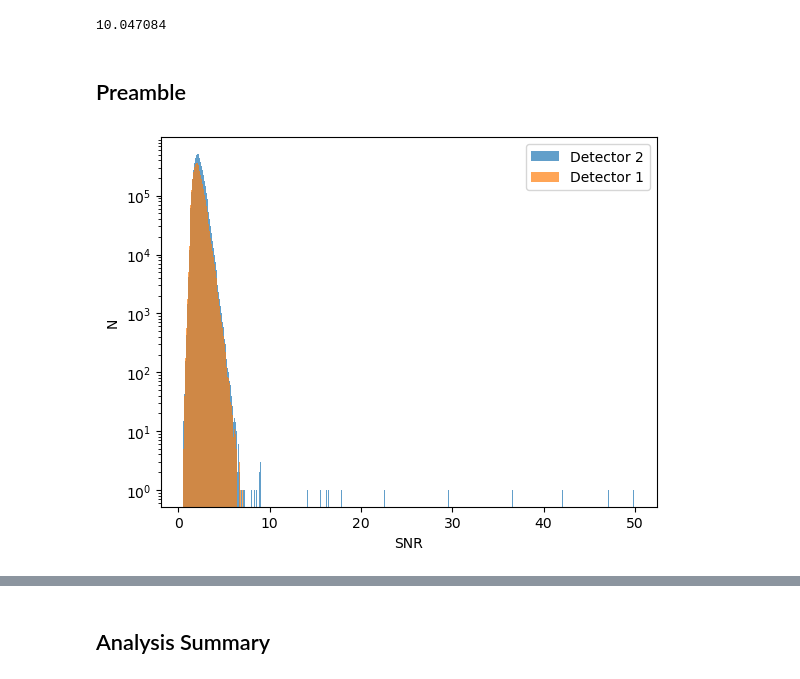
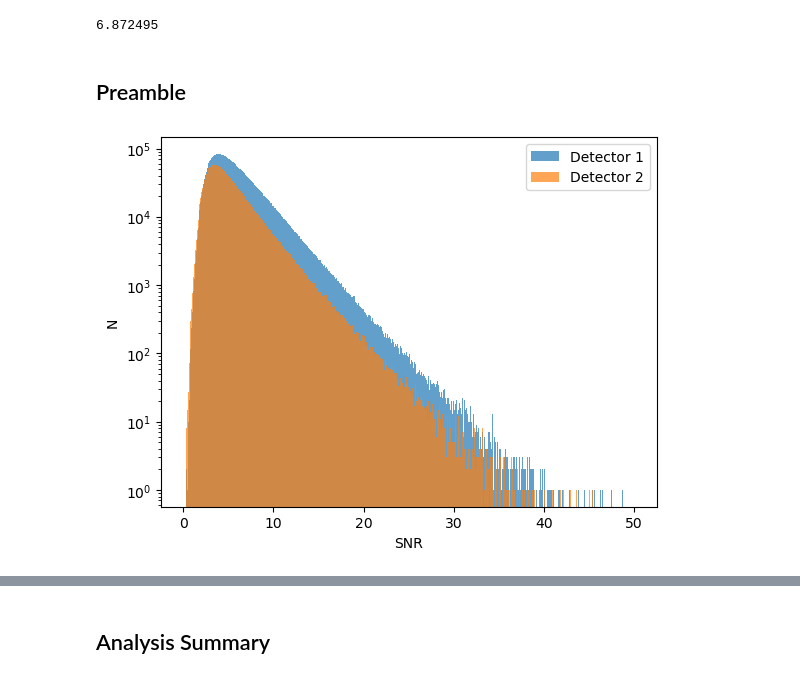
Before and after one commit to WilliamCam/MAGE-Data-Analysis, a Jupyter notebook: MAGE/MAGE3-2.ipynb, the cells around one changed output, grey strips where cells are left out. Saved outputs shown, nothing was run; the diff lists cells and outputs as text; code cells hidden in the pictures.

Commit message:
MAGE 4 run13

```diff
--- a/MAGE/MAGE3-2.ipynb
+++ b/MAGE/MAGE3-2.ipynb
@@ -10,7 +10,7 @@ from scipy.stats import norm
 import pickle
 from datetime import datetime
 # %%
-folder = r'C:\Users\00103619\MAGE\MAGE4\Analysis\run4-Teff/'
+folder = r'C:\Users\00103619\MAGE\MAGE4\Analysis\run7-Teff/'
 # %%
 with open(folder + 'event_catalogue-strain-Half.pkl', 'rb') as f:
     event_catalogue = pickle.load(f)
@@ -20,12 +20,12 @@ with open(folder + 'co_event_strain-Half.pkl', 'rb') as f:
 # %%
 len(event_catalogue)/1e6
 # %% [output]
-10.047084
+6.872495
 # %% [markdown]
 ## Preamble
 # %%
-SNRs1 = np.array([(event_catalogue[event]['SNR'],event_catalogue[event]['SNR']) for event in event_catalogue if event_catalogue[event]['input AI'] == 1])
-SNRs0 =  np.array([(event_catalogue[event]['SNR'],event_catalogue[event]['SNR']) for event in event_catalogue if event_catalogue[event]['input AI'] == 0])
+SNRs1 = np.array([(event_catalogue[event]['SNR'],event_catalogue[event]['Teff']) for event in event_catalogue if event_catalogue[event]['input AI'] == 1])
+SNRs0 =  np.array([(event_catalogue[event]['SNR'],event_catalogue[event]['Teff']) for event in event_catalogue if event_catalogue[event]['input AI'] == 0])
 frequencies = [event_catalogue[event]['frequency'] for event in event_catalogue]
 
 AI0_ch1_events = [(event_catalogue[event]['SNR'], event_catalogue[event]['Teff']) for event in event_catalogue if
@@ -96,15 +96,15 @@ AI1_ch16_events = [(event_catalogue[event]['SNR'], event_catalogue[event]['Teff'
 # %%
 xmin = np.array([(np.array(SNRs0))[:,0].min(),(np.array(SNRs1))[:,0].min()]).min()
 xmax = np.array([(np.array(SNRs0))[:,0].max(),(np.array(SNRs1))[:,0].max()]).max()
 
 
-plt.hist((np.array(SNRs0))[:,0], alpha = 0.7, label = 'Detector 2', bins = 500, range = (xmin, xmax))
-plt.hist((np.array(SNRs1))[:,0], alpha = 0.7, label = 'Detector 1', bins = 500, range = (xmin, xmax))
+plt.hist((np.array(SNRs0)**2)[:,0], alpha = 0.7, label = 'Detector 1', bins = 500, range = (0, 50))
+plt.hist((np.array(SNRs1)**2)[:,0], alpha = 0.7, label = 'Detector 2', bins = 500, range = (0, 50))
 plt.yscale('log')
 plt.xlabel('SNR')
 plt.ylabel('N')
 #plt.xlim(0,50)
 plt.legend(loc=0)
 plt.show()
 # %% [output]
-[figure, old version]
+[figure, new version]
```
Also changed, not shown: parts of 17 cells of this notebook, 25 other files.
